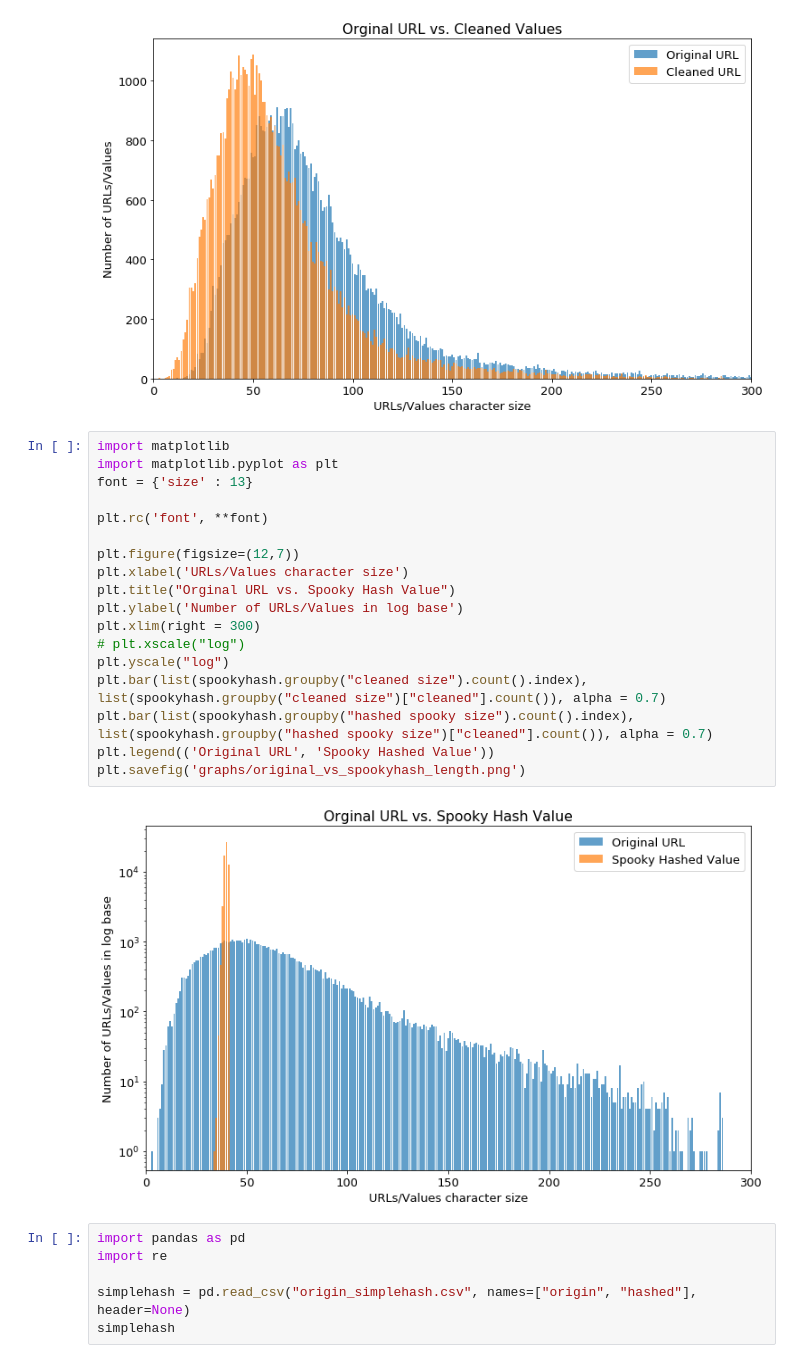
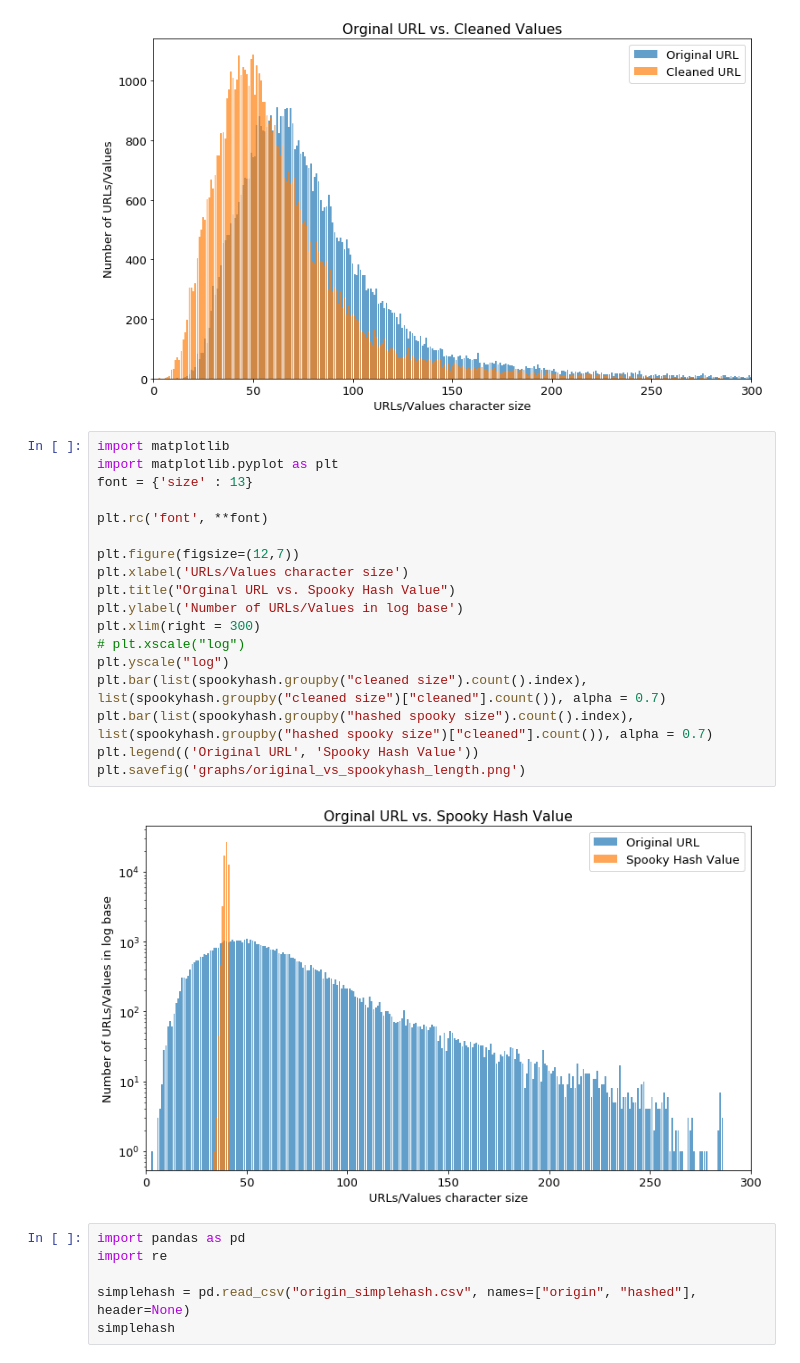
Before and after one commit to SIGSEGV-0x7/EWAS, a Jupyter notebook: SimpleHash/spooky_simple_graph.ipynb, the cells around one changed output. Cells and saved outputs as stored; diff of their text form.

Commit message:
Update spooky_simple_graph.ipynb
small change for diagaram

```diff
--- a/SimpleHash/spooky_simple_graph.ipynb
+++ b/SimpleHash/spooky_simple_graph.ipynb
@@ -79,23 +79,23 @@ plt.savefig('graphs/original_vs_cleaned_length.png')
 # %%
 import matplotlib
 import matplotlib.pyplot as plt
 font = {'size' : 13}
 
 plt.rc('font', **font)
 
 plt.figure(figsize=(12,7))
 plt.xlabel('URLs/Values character size')
 plt.title("Orginal URL vs. Spooky Hash Value")
 plt.ylabel('Number of URLs/Values in log base')
 plt.xlim(right = 300)
 # plt.xscale("log")
 plt.yscale("log")
 plt.bar(list(spookyhash.groupby("cleaned size").count().index), list(spookyhash.groupby("cleaned size")["cleaned"].count()), alpha = 0.7)
 plt.bar(list(spookyhash.groupby("hashed spooky size").count().index), list(spookyhash.groupby("hashed spooky size")["cleaned"].count()), alpha = 0.7)
-plt.legend(('Original URL', 'Spooky Hashed Value'))
+plt.legend(('Original URL', 'Spooky Hash Value'))
 plt.savefig('graphs/original_vs_spookyhash_length.png')
 # %% [output]
-[figure, old version]
+[figure, new version]
 # %%
 import pandas as pd
 import re
```
Also changed, not shown: parts of 1 cell of this notebook.
